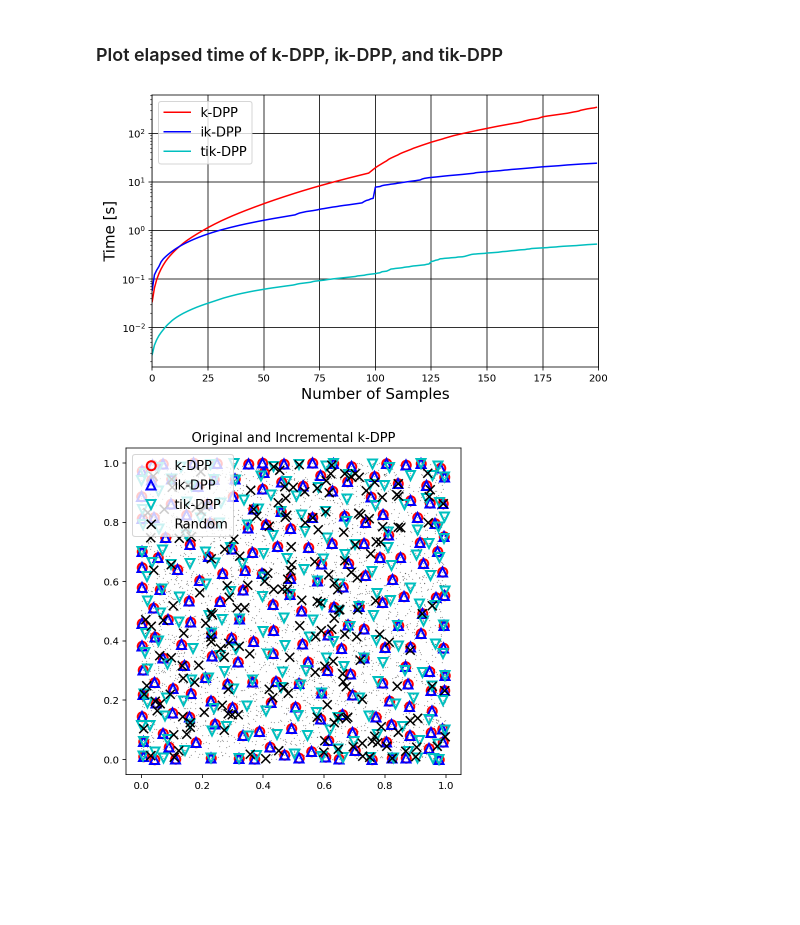
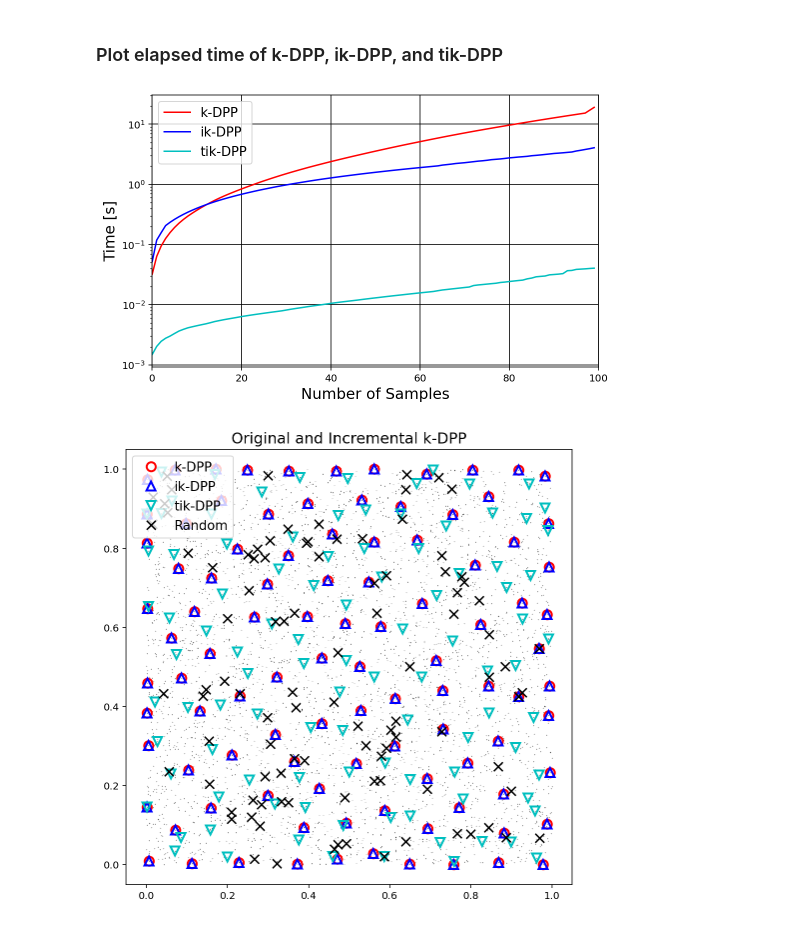
Before and after one commit to sjchoi86/gentle-dpp, a Jupyter notebook: code/demo_ikdpp.ipynb, the cells around one changed output. Saved outputs shown, nothing was run; the diff lists cells and outputs as text; code cells hidden in the pictures; blank space fills up the shorter version.

```diff
--- a/code/demo_ikdpp.ipynb
+++ b/code/demo_ikdpp.ipynb
@@ -71,7 +71,7 @@ Done.
 # Prepare dataset
 np.random.seed(seed=0)
 n_total     = 4000
-n_select    = 200
+n_select    = 100
 xs_total    = np.random.rand(n_total,2)
 hyp         = {'g':1.0,'l':0.1}
 print ("Done.")
@@ -211,7 +210,7 @@ Done.
 # %%
 # Truncation parameter
-tik_upperbound = 100
-
+tik_upperbound = 10
+# tik-DPP
 np.random.seed(seed=0)
 n_total       = xs_total.shape[0]
 idxs_remain   = np.arange(0,n_total,1,dtype=np.int32)
@@ -230,7 +229,6 @@ for i_idx in range(n_select+1): # for all samples
         # Buffers
         dets_remain  = np.zeros(shape=n_remain)
         det_K_prev_list,K_inv_prev_list = [],[]
-        # for r_idx in range(n_remain): # for all remaining indices
         for r_idx in np.random.permutation(n_remain)[:min(n_remain,tik_upperbound)]:
             # Compute the determinant of the appended kernel matrix
             k_vec     = kernel_se(
@@ -296,34 +294,34 @@ Done.
 # %%
 plt.figure(figsize=(8,5))
 plt.plot(tocs_kdpp[1:],'-',color='r',label='k-DPP')
 plt.plot(tocs_ikdpp[1:],'-',color='b',label='ik-DPP')
 plt.plot(tocs_tikdpp[1:],'-',color='c',label='tik-DPP')
 plt.xlim([0,len(tocs_kdpp)-1]); plt.yscale('log')
 plt.grid(color='k',ls='-')
 plt.xlabel('Number of Samples',fontsize=15)
 plt.ylabel('Time [s]',fontsize=15)
 plt.legend(fontsize=13,loc='upper left')
 plt.show()
 
 # Plot the DPP results for check
-plt.figure(figsize=(6,6))
+plt.figure(figsize=(8,8))
 plt.plot(xs_total[:,0],xs_total[:,1],'.',color='k',lw=0.1,
          markeredgewidth=1/2,ms=1/2)
 plt.plot(xs_kdpp[:,0],xs_kdpp[:,1],
          'o',ms=9,mfc='None',mec='r',markeredgewidth=2,
          label='k-DPP')
 plt.plot(xs_ikdpp[:,0],xs_ikdpp[:,1],
          '^',ms=9,mfc='None',mec='b',markeredgewidth=2,
          label='ik-DPP')
 plt.plot(xs_tikdpp[:,0],xs_tikdpp[:,1],
          'v',ms=9,mfc='None',mec='c',markeredgewidth=2,
          label='tik-DPP')
 plt.plot(xs_random[:,0],xs_random[:,1],
          'x',ms=9,mfc='None',mec='k',markeredgewidth=1.5,
          label='Random')
-plt.title("Original and Incremental k-DPP",fontsize=13)
 plt.legend(fontsize=13,loc='upper left')
+plt.title("Original and Incremental k-DPP",fontsize=15)
 plt.show()
 # %% [output]
-[figure, old version]
+[figure, new version]
-[figure, old version]
+[figure, new version]
```
Also changed, not shown: parts of 6 cells of this notebook.
